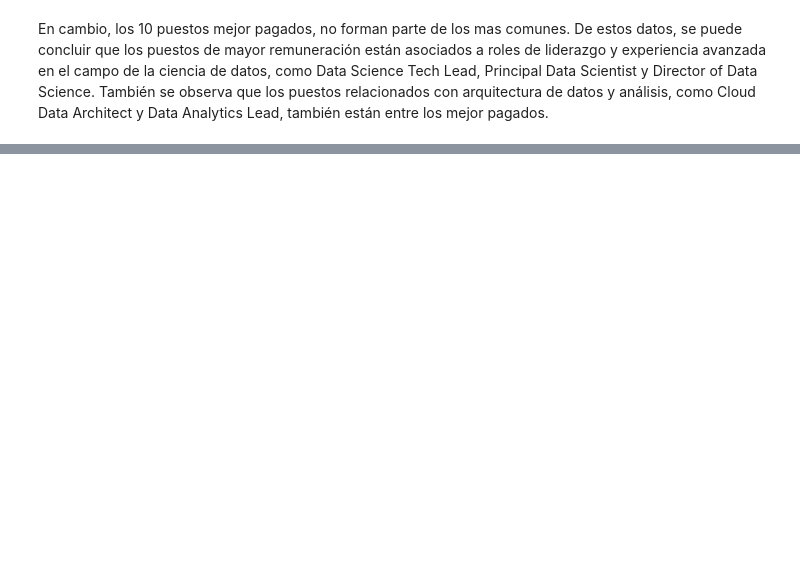
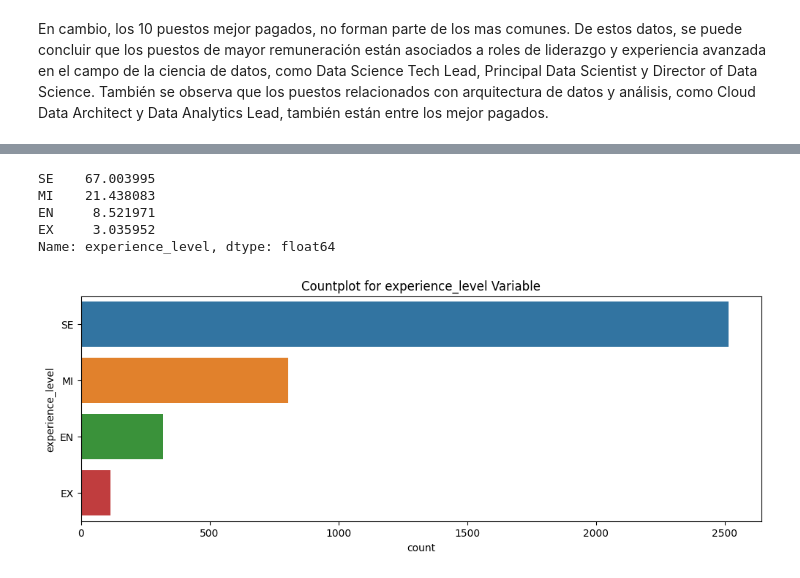
Before and after one commit to JuditRoca/Diabetesprediction, a Jupyter notebook: Notebooks/01_EDA.ipynb, the cells around one changed output, grey strips where cells are left out. Cells and saved outputs as stored; diff of their text form; code cells hidden in the pictures; blank space fills up the shorter version.

```diff
--- a/Notebooks/01_EDA.ipynb
+++ b/Notebooks/01_EDA.ipynb
@@ -133,0 +159,15 @@ plt.show()
+# %%
+df["experience_level"].value_counts(normalize=True)*100
+# %% [output]
+SE    67.003995
+MI    21.438083
+EN     8.521971
+EX     3.035952
+Name: experience_level, dtype: float64
+# %%
+plt.figure(figsize=[12,4])
+sns.barplot(y=job_titles_salari.head(10).index, x=job_titles_salari.head(10).values, hue=df[job_titles_salari])
+plt.title('Countplot for experience_level Variable')
+plt.show()
+# %% [output]
+[figure, added]
```
Also changed, not shown: parts of 19 cells of this notebook, 5 other files.
